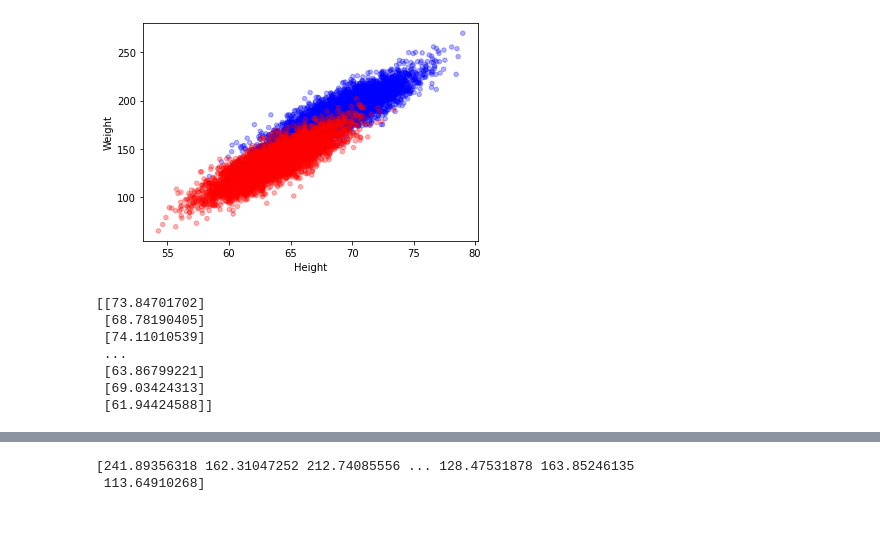
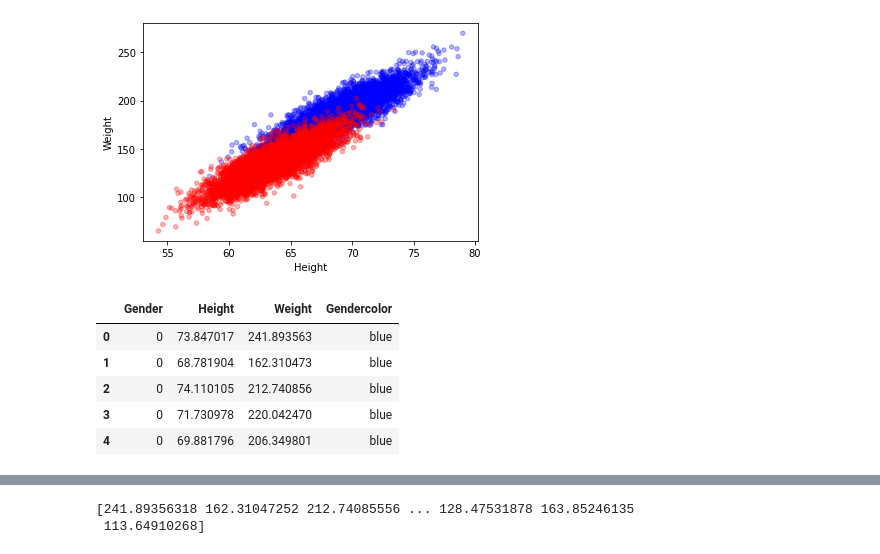
Before and after one commit to killswitchh/machine-learning-eda, a Jupyter notebook: height_weight/weight_height.ipynb, the cells around one changed output, grey strips where cells are left out. Drawn from its saved outputs; the diff is of its cells as text; code cells hidden in the pictures; blank space fills up the shorter version.

```diff
--- a/height_weight/weight_height.ipynb
+++ b/height_weight/weight_height.ipynb
@@ -56,15 +56,13 @@ data.plot(kind = 'scatter' , x='Height' , y = 'Weight' , c=data['Gendercolor'] ,
 # %% [output]
 <AxesSubplot:xlabel='Height', ylabel='Weight'>
 [figure]
-# %%
-x = data['Height'].values[:,None]
-x.shape
-print(x)
-# %% [output]
-[[73.84701702]
- [68.78190405]
- [74.11010539]
- ...
- [63.86799221]
- [69.03424313]
- [61.94424588]]
+# %%
+data['Gender'].replace(('Male' , 'Female') , (0,1) , inplace=True)
+data.head()
+# %% [output]
+|  | Gender | Height | Weight | Gendercolor |
+| 0 | 0 | 73.847017 | 241.893563 | blue |
+| 1 | 0 | 68.781904 | 162.310473 | blue |
+| 2 | 0 | 74.110105 | 212.740856 | blue |
+| 3 | 0 | 71.730978 | 220.042470 | blue |
+| 4 | 0 | 69.881796 | 206.349801 | blue |
```
Also changed, not shown: parts of 7 cells of this notebook, 1 other file.
